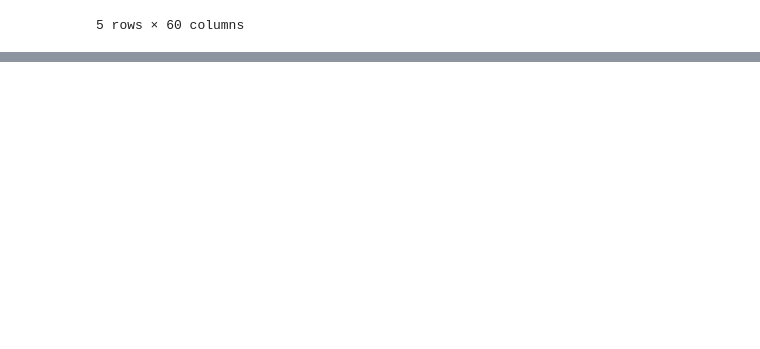
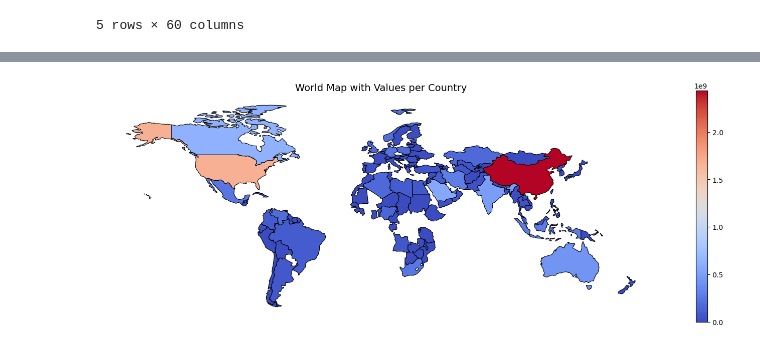
Before and after one commit to OrionFlame1/dataViz, a Jupyter notebook: Main_great.ipynb, the cells around one changed output, grey strips where cells are left out. Cells and saved outputs as stored; diff of their text form; code cells hidden in the pictures; blank space fills up the shorter version.

```diff
--- a/Main_great.ipynb
+++ b/Main_great.ipynb
@@ -127,0 +222,36 @@ df_mr = remove_rows_from_dataset(rows_to_remove, df_mr)
+# %%
+def plot_map(data, flow, category, year):
+    shapefile_path = "map/ne_110m_admin_0_countries.shp"  # Might come in handy https://www.naturalearthdata.com/downloads/110m-cultural-vectors/
+    world = gpd.read_file(shapefile_path)
+
+    year = str(year)
+    years_filter = ["Country", year]
+
+    data_filters = (data["Flow name"] == flow) & (data["Category"] == category)
+
+    # Filter for this chart only
+    data = data[data_filters][years_filter]
+
+    data = data.dropna()
+
+    world = world.merge(data, how="left", left_on="NAME", right_on="Country")
+
+    # Set up the figure
+    fig, ax = plt.subplots(1, 1, figsize=(18, 6))
+
+    # Define a colormap using Seaborn
+    cmap = sb.color_palette("coolwarm", as_cmap=True)
+
+    # Plot the world map with values
+    world.plot(column=year, cmap=cmap, linewidth=0.8, edgecolor="black", legend=True, ax=ax)
+
+    # Customize plot appearance
+    ax.set_title("World Map with Values per Country", fontsize=14)
+    ax.axis("off")  # Hide axis
+
+    # Show plot
+    plt.show()
+# %%
+plot_map(df_mr, flow = "Domestic Extraction", category = "Fossil fuels", year = 2005)
+# %% [output]
+[figure, added]
```
Also changed, not shown: parts of 24 cells of this notebook, 8 other files.
